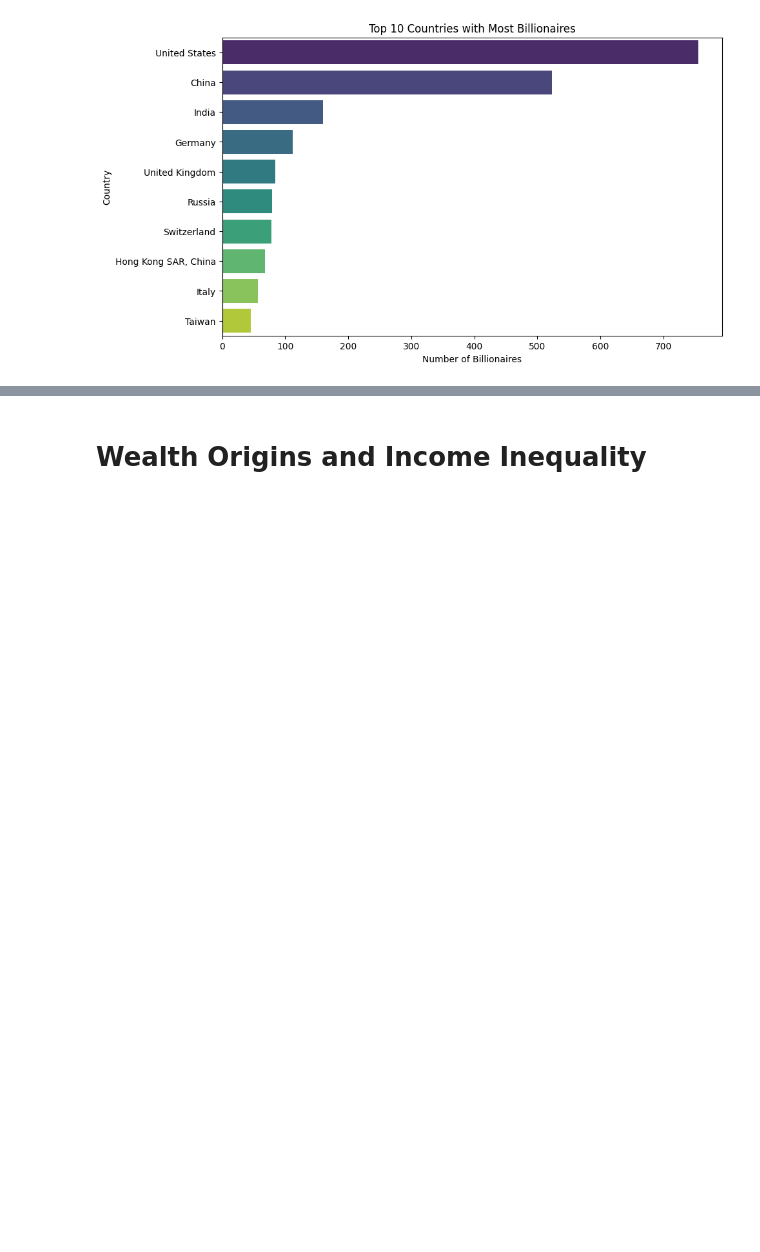
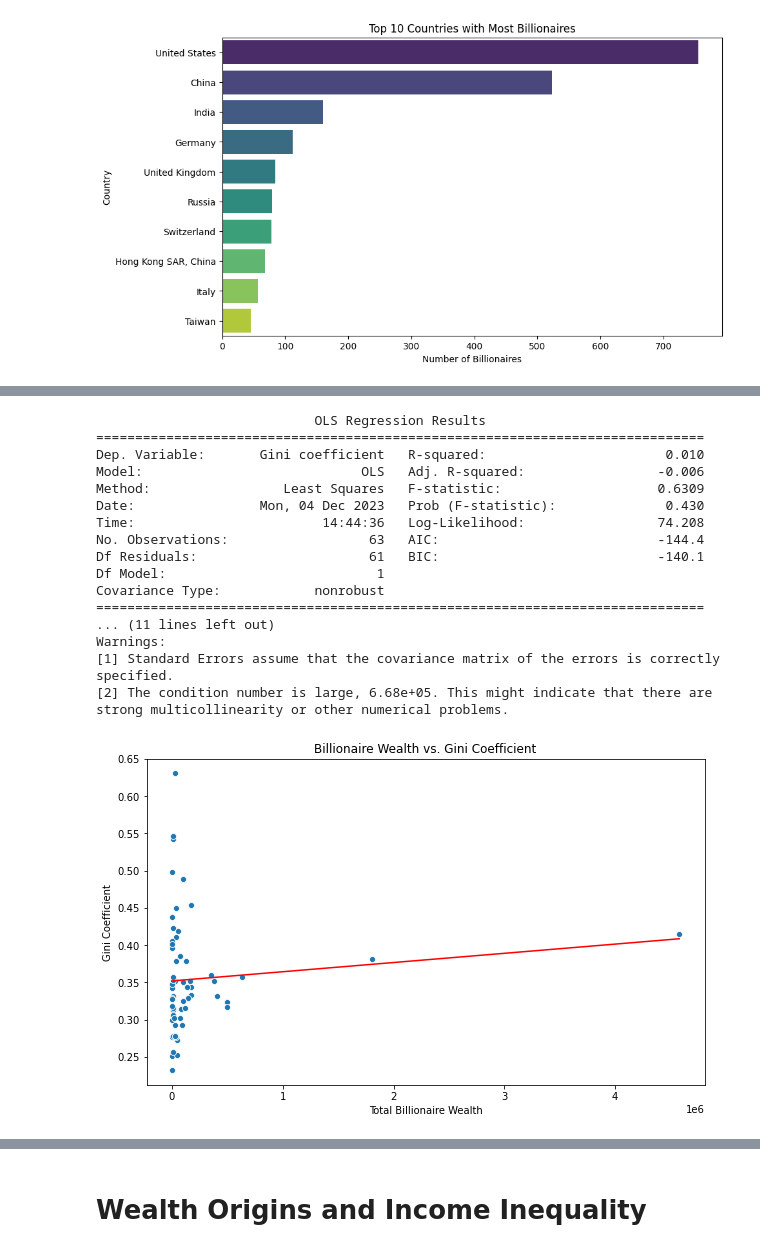
Before and after one commit to ErinZhan2500/SI618FinalProject, a Jupyter notebook: FinalProject.ipynb, the cells around one changed output, grey strips where cells are left out. Saved outputs shown, nothing was run; the diff lists cells and outputs as text; code cells hidden in the pictures; blank space fills up the shorter version.

```diff
--- a/FinalProject.ipynb
+++ b/FinalProject.ipynb
@@ -401,0 +424,37 @@ plt.show()
+# %%
+country_agg = final_df.groupby('country').agg({'finalWorth': 'sum', 'Gini coefficient': 'median'}).reset_index()
+country_agg = country_agg.dropna()
+
+X = country_agg[['finalWorth']]
+y = country_agg['Gini coefficient']
+X = sm.add_constant(X)  # Adds a constant term to the predictor
+model = sm.OLS(y, X).fit()
+print(model.summary())
+
+# Visualization
+plt.figure(figsize=(10, 6))
+sns.scatterplot(x='finalWorth', y='Gini coefficient', data=country_agg)
+sns.lineplot(x=country_agg['finalWorth'], y=model.predict(X), color='red')
+plt.title('Billionaire Wealth vs. Gini Coefficient')
+plt.xlabel('Total Billionaire Wealth')
+plt.ylabel('Gini Coefficient')
+plt.show()
+# %% [output]
+                            OLS Regression Results
+==============================================================================
+Dep. Variable:       Gini coefficient   R-squared:                       0.010
+Model:                            OLS   Adj. R-squared:                 -0.006
+Method:                 Least Squares   F-statistic:                    0.6309
+Date:                Mon, 04 Dec 2023   Prob (F-statistic):              0.430
+Time:                        14:44:36   Log-Likelihood:                 74.208
+No. Observations:                  63   AIC:                            -144.4
+Df Residuals:                      61   BIC:                            -140.1
+Df Model:                           1
+Covariance Type:            nonrobust
+==============================================================================
+... (11 lines left out)
+Warnings:
+[1] Standard Errors assume that the covariance matrix of the errors is correctly specified.
+[2] The condition number is large, 6.68e+05. This might indicate that there are
+strong multicollinearity or other numerical problems.
+[figure, added]
```
Also changed, not shown: parts of 11 cells of this notebook.
